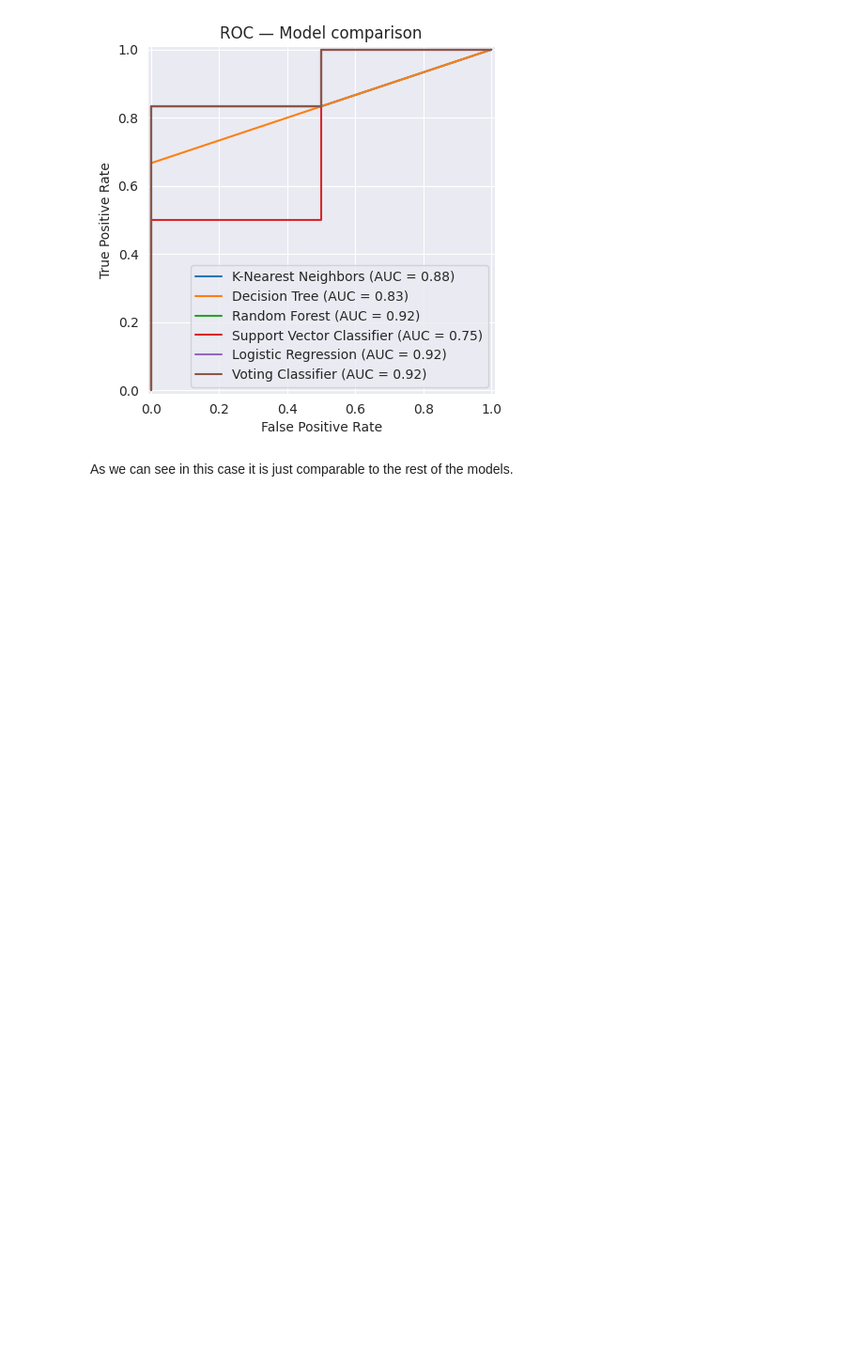
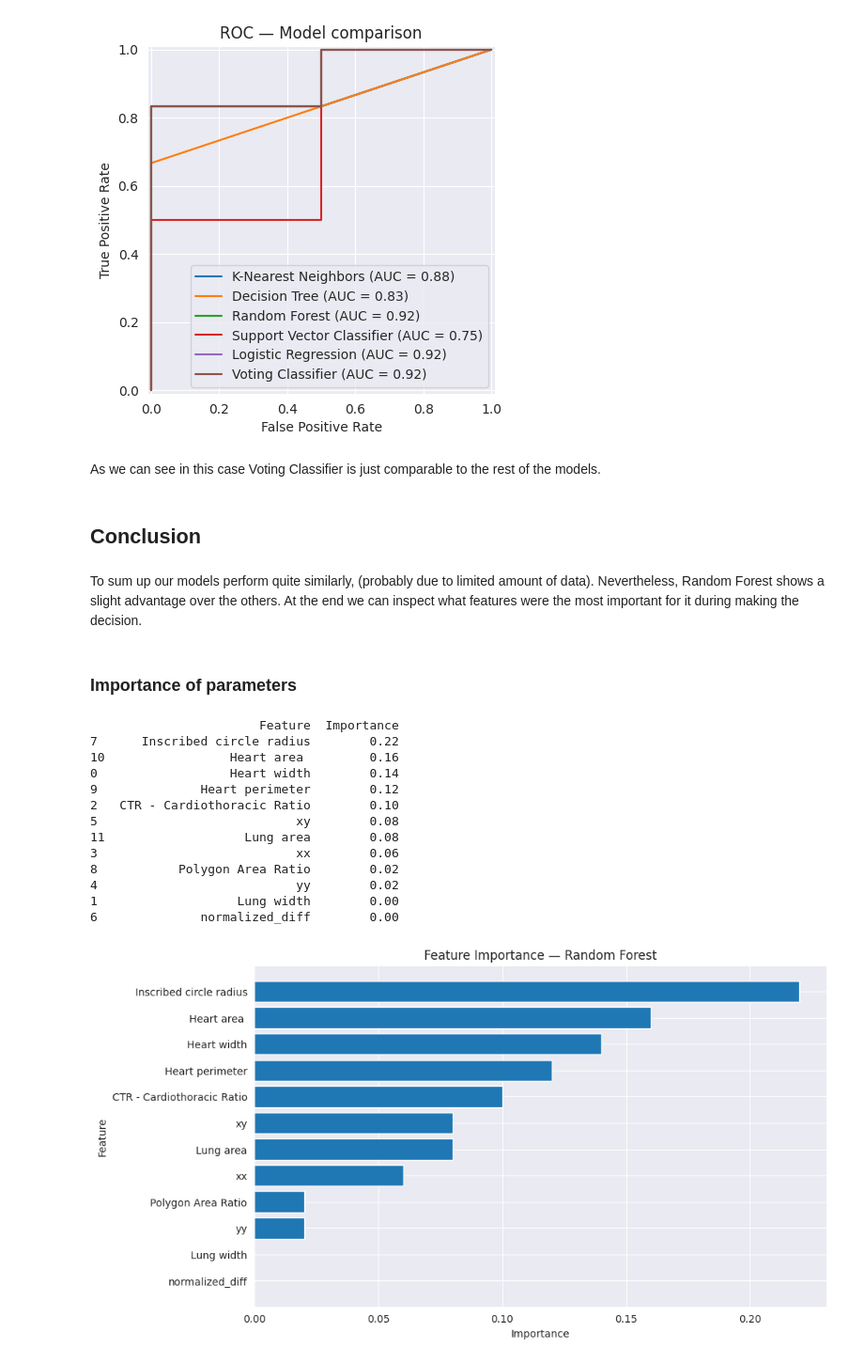
Before and after one commit to Vyien/AI_MED_Recruitment, a Jupyter notebook: Task/cardiomegaly.ipynb, the cells around one changed output. Shown: that part at 94% size. Drawn from its saved outputs; the diff is of its cells as text; code cells hidden in the pictures; blank space fills up the shorter version.

Commit message:
Add conclusion and Importance of params

```diff
--- a/Task/cardiomegaly.ipynb
+++ b/Task/cardiomegaly.ipynb
@@ -621,4 +602,46 @@ plt.show()
 # %% [output]
 [figure]
 # %% [markdown]
-As we can see in this case it is just comparable to the rest of the models.
+As we can see in this case Voting Classifier is just comparable to the rest of the models.
+# %% [markdown]
+## Conclusion
+# %% [markdown]
+To sum up our models perform quite similarly, (probably due to limited amount of data). Nevertheless, Random Forest shows a slight advantage over the others.
+At the end we can inspect what features were the most important for it during making the decision.
+# %% [markdown]
+### Importance of parameters
+# %%
+model = pipe_rf_final.named_steps["model"]
+importances = model.feature_importances_
+
+feature_names = X.columns
+
+rf_importance_df = pd.DataFrame({
+    "Feature": feature_names,
+    "Importance": importances
+}).sort_values(by="Importance", ascending=False)
+
+print(rf_importance_df)
+
+plt.figure(figsize=(10, 6))
+plt.barh(rf_importance_df["Feature"], rf_importance_df["Importance"])
+plt.xlabel("Importance")
+plt.ylabel("Feature")
+plt.title("Feature Importance — Random Forest")
+plt.gca().invert_yaxis()
+plt.show()
+# %% [output]
+                       Feature  Importance
+7      Inscribed circle radius        0.22
+10                 Heart area         0.16
+0                  Heart width        0.14
+9              Heart perimeter        0.12
+2   CTR - Cardiothoracic Ratio        0.10
+5                           xy        0.08
+11                   Lung area        0.08
+3                           xx        0.06
+8           Polygon Area Ratio        0.02
+4                           yy        0.02
+1                   Lung width        0.00
+6              normalized_diff        0.00
+[figure, added]
```
Also changed, not shown: parts of 5 cells of this notebook.
